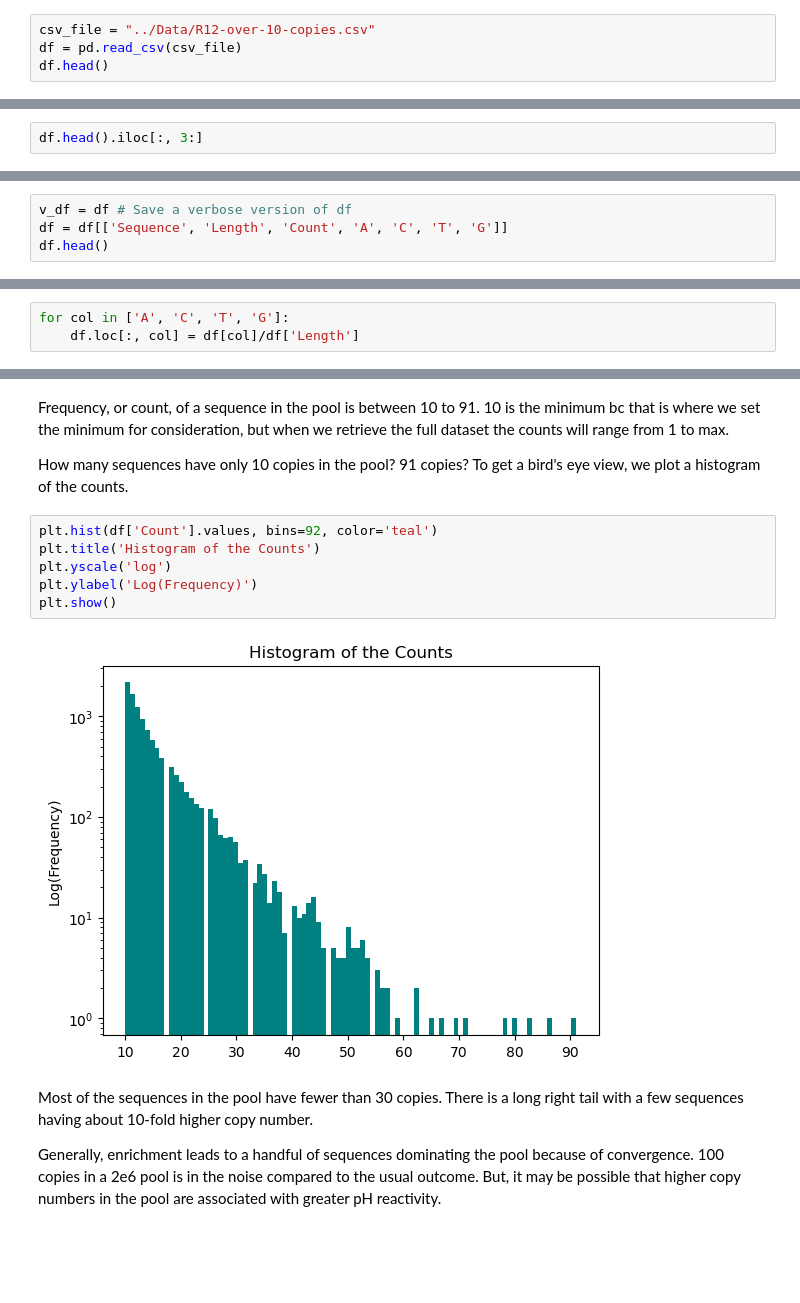
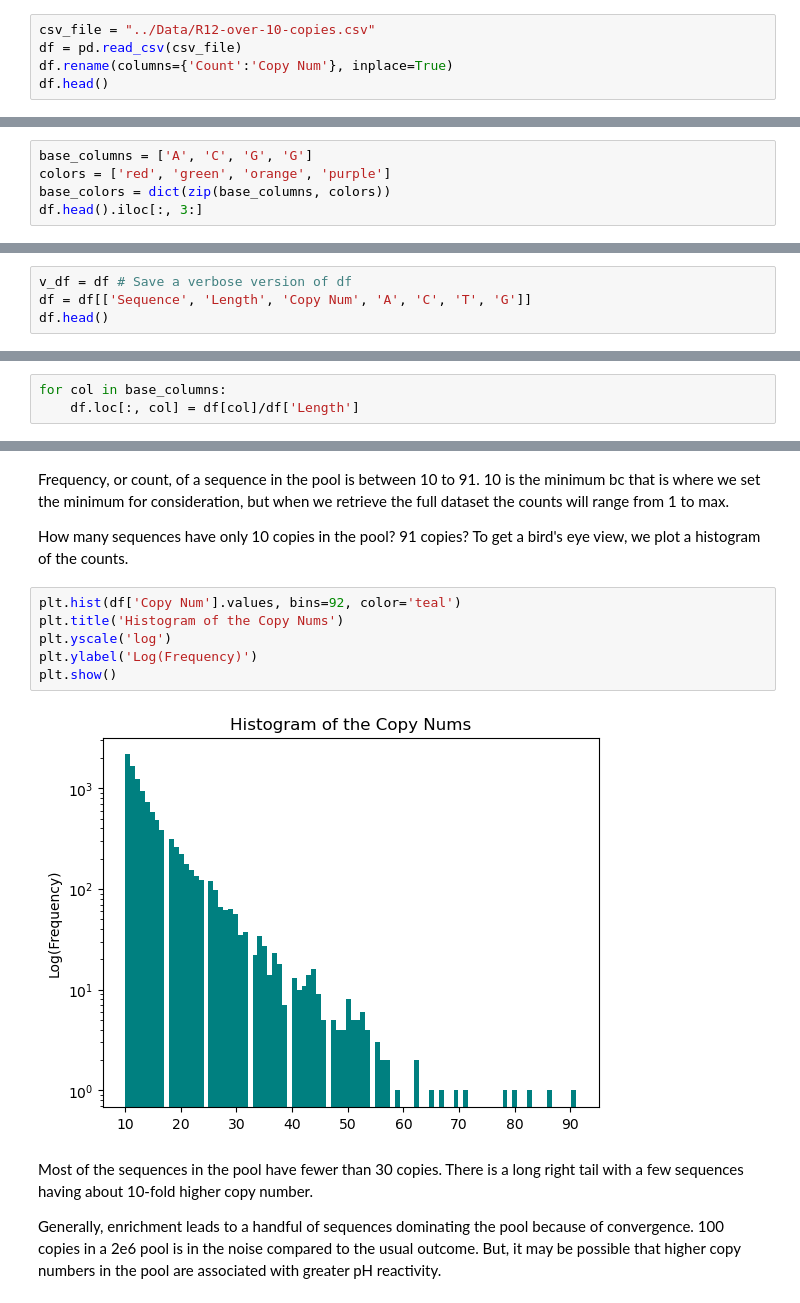
Before and after one commit to sheisroot/pH-sequence-design, a Jupyter notebook: Code/pH-EDA.ipynb, the cells around one changed output, grey strips where cells are left out. Drawn from its saved outputs; the diff is of its cells as text; blank space fills up the shorter version.

```diff
--- a/Code/pH-EDA.ipynb
+++ b/Code/pH-EDA.ipynb
@@ -11,5 +13,6 @@ import seaborn as sns
 # %%
 csv_file = "../Data/R12-over-10-copies.csv"
 df = pd.read_csv(csv_file)
+df.rename(columns={'Count':'Copy Num'}, inplace=True)
 df.head()
 # %% [output]
@@ -49,6 +52,9 @@ df['C'] = df['Base Counts'].astype(object).apply(lambda x: x.get('C', np.nan))
 df['T'] = df['Base Counts'].astype(object).apply(lambda x: x.get('G', np.nan))
 df['G'] = df['Base Counts'].astype(object).apply(lambda x: x.get('T', np.nan))
 # %%
+base_columns = ['A', 'C', 'G', 'G']
+colors = ['red', 'green', 'orange', 'purple']
+base_colors = dict(zip(base_columns, colors))
 df.head().iloc[:, 3:]
 # %% [output]
 |  | A | C | T | G |
@@ -104,6 +110,6 @@ As I recally, NGS clips the first few base pairs down from nominal 100 because o
 The other variants in sequence length are likely due to mutations from PCR errors.
 # %%
 v_df = df # Save a verbose version of df
-df = df[['Sequence', 'Length', 'Count', 'A', 'C', 'T', 'G']]
+df = df[['Sequence', 'Length', 'Copy Num', 'A', 'C', 'T', 'G']]
 df.head()
 # %% [output]
@@ -116,5 +122,5 @@ df.head()
 # %%
-for col in ['A', 'C', 'T', 'G']:
+for col in base_columns:
     df.loc[:, col] = df[col]/df['Length']
 # %%
 df.head()
@@ -147,13 +153,13 @@ Frequency, or count, of a sequence in the pool is between 10 to 91.  10 is the m
 How many sequences have only 10 copies in the pool? 91 copies?
 To get a bird's eye view, we plot a histogram of the counts.
 # %%
-plt.hist(df['Count'].values, bins=92, color='teal')
-plt.title('Histogram of the Counts')
+plt.hist(df['Copy Num'].values, bins=92, color='teal')
+plt.title('Histogram of the Copy Nums')
 plt.yscale('log')
 plt.ylabel('Log(Frequency)')
 plt.show()
 # %% [output]
-[figure, old version]
+[figure, new version]
 # %% [markdown]
 Most of the sequences in the pool have fewer than 30 copies. There is a long right tail with a few sequences having about 10-fold higher copy number.
 
```
Also changed, not shown: parts of 21 cells of this notebook, 1 other file.
